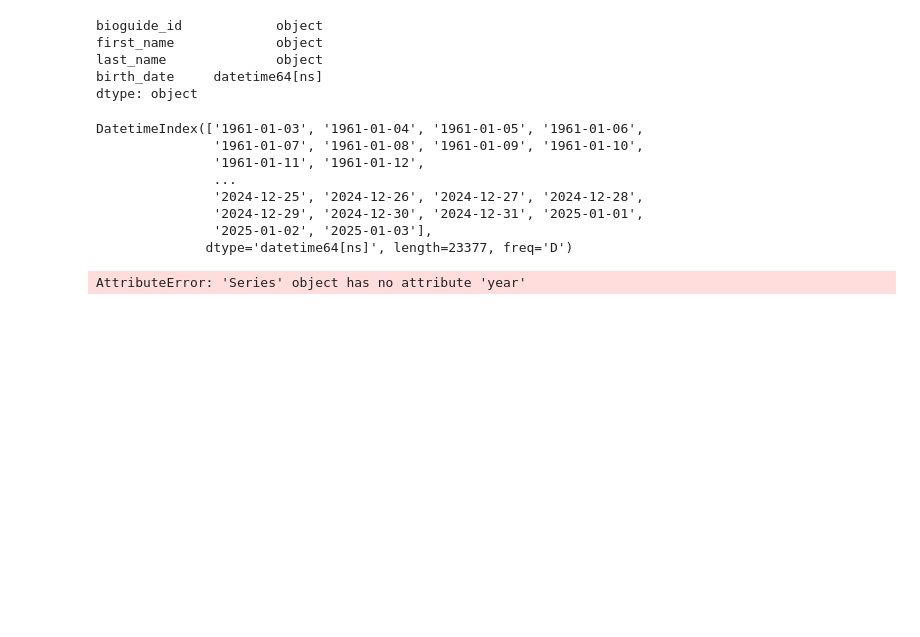
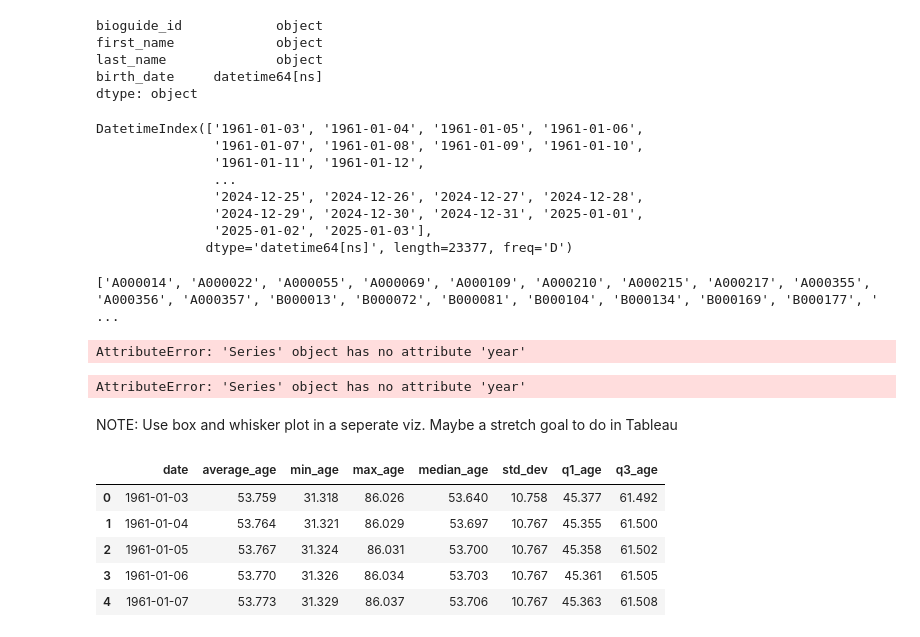
Before and after one commit to Jeff-Oliver/age-of-congress, a Jupyter notebook: notebooks/visualizations.ipynb, the cells around one changed output. Cells and saved outputs as stored; diff of their text form; code cells hidden in the pictures; blank space fills up the shorter version.

```diff
--- a/notebooks/visualizations.ipynb
+++ b/notebooks/visualizations.ipynb
@@ -57,13 +57,30 @@ DatetimeIndex(['1961-01-03', '1961-01-04', '1961-01-05', '1961-01-06',
                '2025-01-02', '2025-01-03'],
               dtype='datetime64[ns]', length=23377, freq='D')
 # %%
+active_members = []
 # define a function to make a list of active congress members on a given date
 def get_active_members(date, postings_db):
+    # active_members = []
     active_members = postings_db[(postings_db['start_date'] <= date) & (postings_db['end_date'] >= date)]
     return active_members['bioguide_id'].unique().tolist()
 
-# define a function to calculate age given birth_date and a date
-def calculate_age(birth_date, date):
-    age = date.year - birth_date.year - ((date.month, date.day) < (birth_date.month, birth_date.day))
-    return age
+# Test the function
+# get the number number of active members on 2000-01-01
+active_members = get_active_members(pd.Timestamp('2000-01-01'), postings_db)
+# show the length of the generated list
+len(active_members)
+# %% [output]
+['A000014', 'A000022', 'A000055', 'A000069', 'A000109', 'A000210', 'A000215', 'A000217', 'A000355', 'A000356', 'A000357', 'B000013', 'B000072', 'B000081', 'B000104', 'B000134', 'B000169', 'B000177', ' ...
+# %%
+# define a function to find the birth_date of a member given their bioguide_id
+def get_birth_date(bioguide_id, profiles_db):
+    birth_date = profiles_db.loc[profiles_db['bioguide_id'] == bioguide_id, 'birth_date'].iloc[0]
+    return birth_date
+
+# test the function
+bioguide_id ='A000014'
+birth_date =get_birth_date(bioguide_id, profiles_db)
+print(birth_date)
+# %% [output]
+AttributeError: 'Series' object has no attribute 'year'
 # %%
@@ -89,2 +117,41 @@ for date in date_range:
 # %% [output]
 AttributeError: 'Series' object has no attribute 'year'
+# %% [markdown]
+NOTE: Use box and whisker plot in a seperate viz. Maybe a stretch goal to do in Tableau
+# %%
+# Fully vectorized approach - much faster for large date ranges
+# Merge postings with birth dates once
+postings_with_birth = postings_db.merge(
+    profiles_db[['bioguide_id', 'birth_date']],
+    on='bioguide_id'
+)
+
+# Explode date ranges to daily rows
+postings_with_birth['date'] = postings_with_birth.apply(
+    lambda row: pd.date_range(row['start_date'], row['end_date'], freq='D'),
+    axis=1
+)
+daily_data = postings_with_birth.explode('date')
+
+# Calculate all ages at once (vectorized!)
+daily_data['age'] = (daily_data['date'] - daily_data['birth_date']).dt.days / 365.25
+
+# Group by date and calculate averages
+results_df_vectorized = daily_data.groupby('date')['age'].agg([
+    ('average_age', 'mean'),
+    ('min_age', 'min'),
+    ('max_age', 'max'),
+    ('median_age', 'median'),
+    ('std_dev', 'std'),
+    ('q1_age', lambda x: x.quantile(0.25)),
+    ('q3_age', lambda x: x.quantile(0.75))
+]).round(3).reset_index()
+
+results_df_vectorized.head()
+# %% [output]
+|  | date | average_age | min_age | max_age | median_age | std_dev | q1_age | q3_age |
+| 0 | 1961-01-03 | 53.759 | 31.318 | 86.026 | 53.640 | 10.758 | 45.377 | 61.492 |
+| 1 | 1961-01-04 | 53.764 | 31.321 | 86.029 | 53.697 | 10.767 | 45.355 | 61.500 |
+| 2 | 1961-01-05 | 53.767 | 31.324 | 86.031 | 53.700 | 10.767 | 45.358 | 61.502 |
+| 3 | 1961-01-06 | 53.770 | 31.326 | 86.034 | 53.703 | 10.767 | 45.361 | 61.505 |
+| 4 | 1961-01-07 | 53.773 | 31.329 | 86.037 | 53.706 | 10.767 | 45.363 | 61.508 |
```
Also changed, not shown: parts of 3 cells of this notebook, 1 other file.
